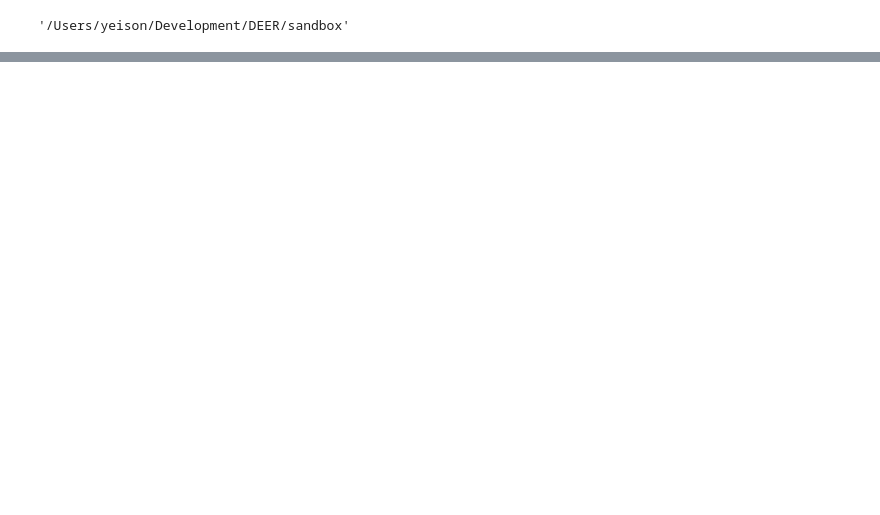
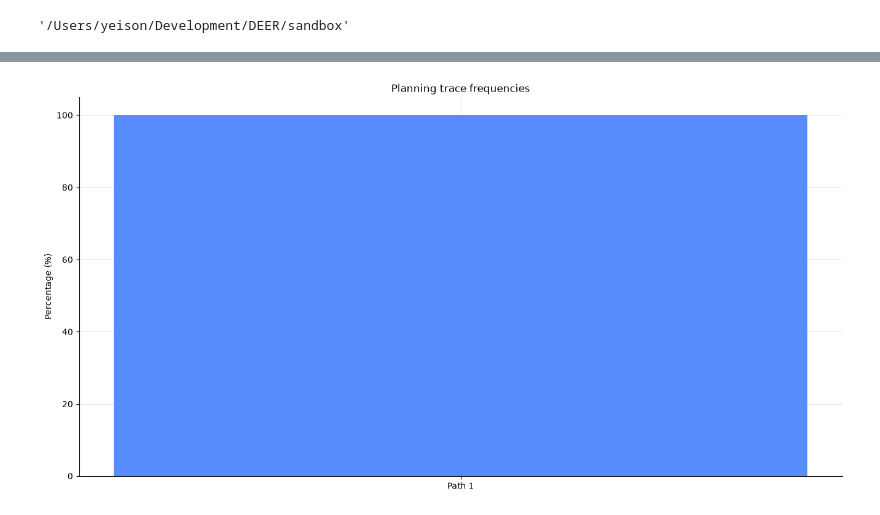
Before and after one commit to dunderlab/deer-agent-framework, a Jupyter notebook: notebooks/plot_trace.ipynb, the cells around one changed output, grey strips where cells are left out. Cells and saved outputs as stored; diff of their text form; code cells hidden in the pictures; blank space fills up the shorter version.

```diff
--- a/notebooks/plot_trace.ipynb
+++ b/notebooks/plot_trace.ipynb
@@ -34,0 +53,6 @@ runner.run_goal(PROMPT, repetitions=3)
+# %%
+fig = plt.figure(figsize=(16, 8))
+draw_trace_frequency_bars(fig, traces)
+plt.show()
+# %% [output]
+[figure, added]
```
Also changed, not shown: parts of 5 cells of this notebook.
